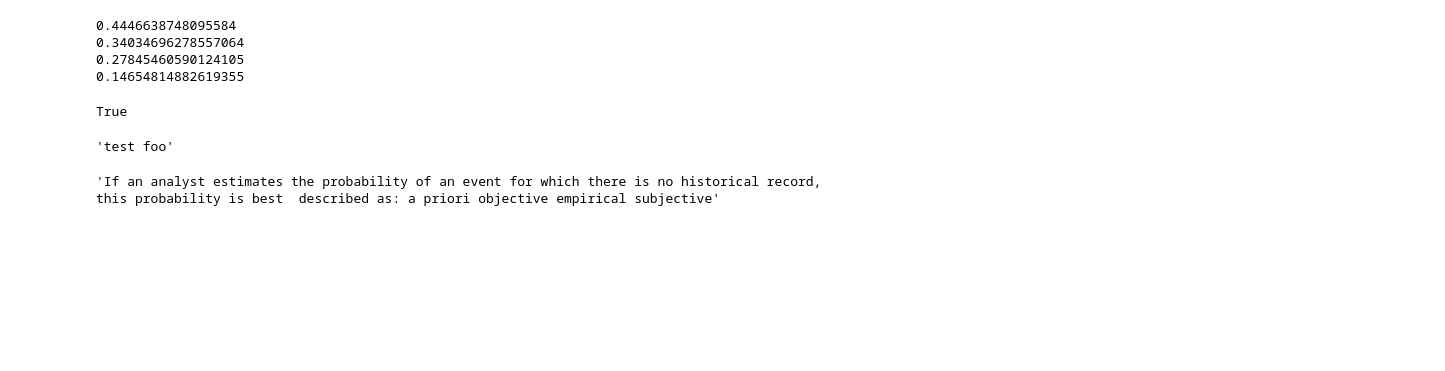
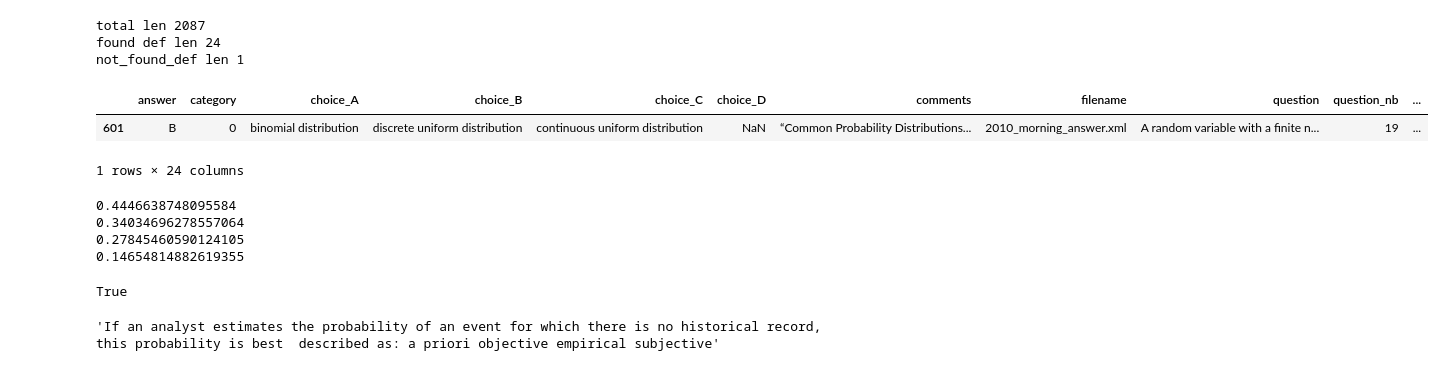
Before and after one commit to CfaBotTeam/CfaBot, a Jupyter notebook: Playground/Classify_Questions.ipynb, the cells around one changed output. Saved outputs shown, nothing was run; the diff lists cells and outputs as text; code cells hidden in the pictures; blank space fills up the shorter version.

```diff
--- a/Playground/Classify_Questions.ipynb
+++ b/Playground/Classify_Questions.ipynb
@@ -108,3 +279,23 @@ all_df.head()
+# %%
+found_def = definitions[definitions['category'] == QuestionCategory.DEF_KEYWORD]
+# definitions[definitions['category'] == QuestionCategory.DEF_KEYWORD]
+not_found_def = all_df.loc[all_df['category'] == QuestionCategory.DEF_KEYWORD]
+not_found_def = not_found_def.loc[~not_found_def.index.isin(found_def.index)]
+
+print("total len %d" % len(all_df))
+print("found def len %d" % len(found_def))
+print("not_found_def len %d" % len(not_found_def))
+
+not_found_def.head()
+
+precision =
+# %% [output]
+total len 2087
+found def len 24
+not_found_def len 1
+|  | answer | category | choice_A | choice_B | choice_C | choice_D | comments | filename | question | question_nb | ... |
+| 601 | B | 0 | binomial distribution | discrete uniform distribution | continuous uniform distribution | NaN | “Common Probability Distributions... | 2010_morning_answer.xml | A random variable with a finite n... | 19 | ... |
+1 rows × 24 columns
 # %%
 question = nlp(all_df.loc[26]['question'])
 choiceA = nlp('a probability distribution that summarizes the likelihood that a value will take one of two independent values under a given set of parameters or assumptions')
@@ -124,10 +315,6 @@ choiceD.has_vector
 0.27845460590124105
 0.14654814882619355
 True
-# %%
-' '.join(("test", "foo"))
-# %% [output]
-'test foo'
 # %%
 def get_search_text(index):
     problem = all_df.loc[index]
```
Also changed, not shown: parts of 14 cells of this notebook, 16 other files.
